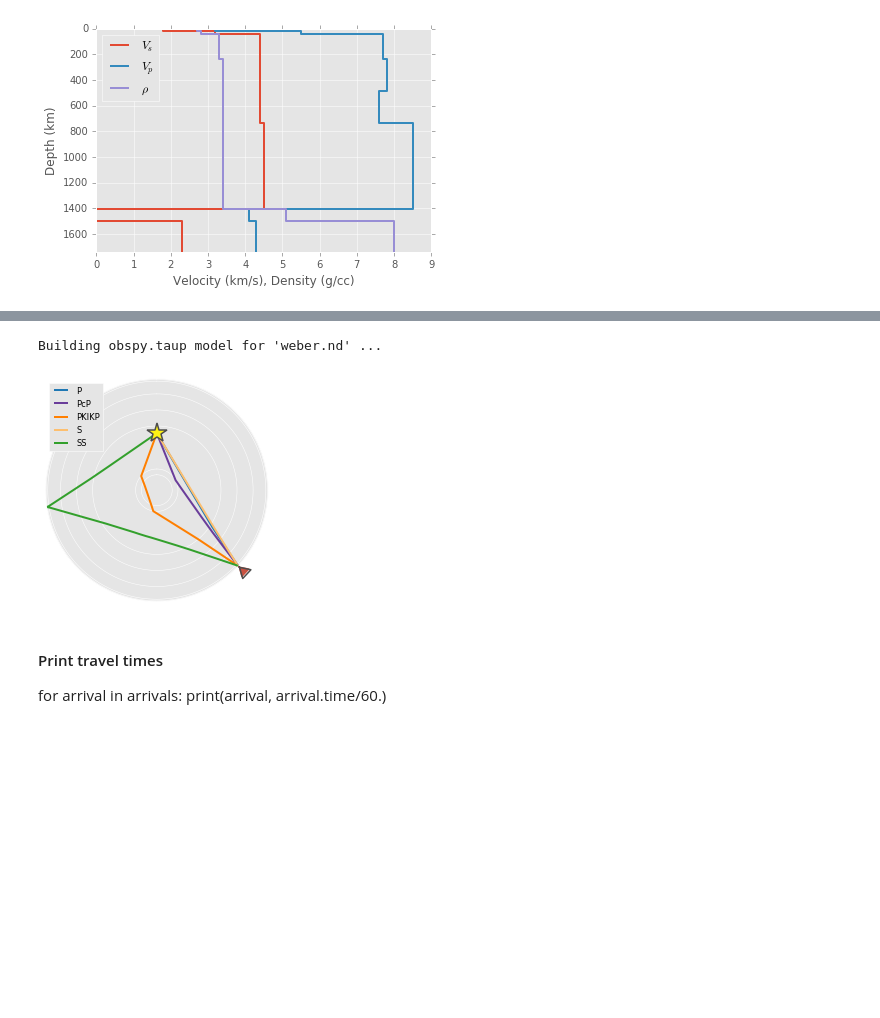
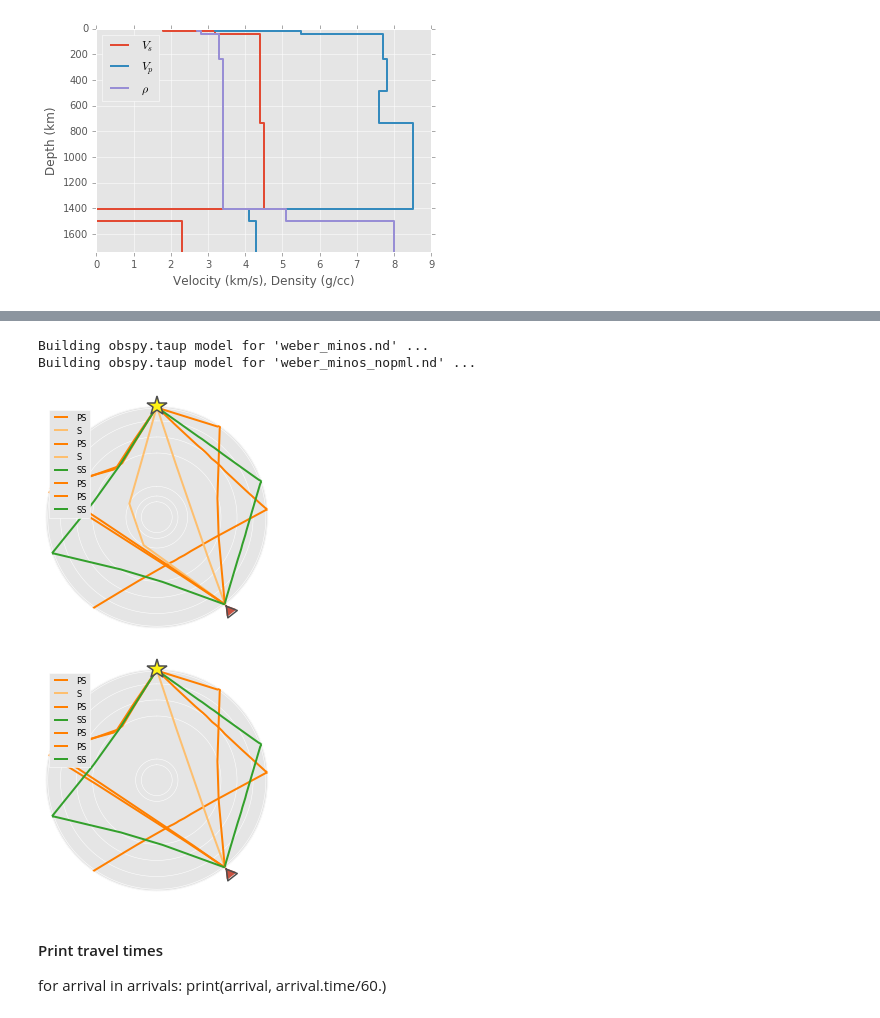
Before and after one commit to nmancinelli/moonbeam, a Jupyter notebook: Moon-Rays.ipynb, the cells around one changed output, grey strips where cells are left out. Drawn from its saved outputs; the diff is of its cells as text; code cells hidden in the pictures; blank space fills up the shorter version.

```diff
--- a/Moon-Rays.ipynb
+++ b/Moon-Rays.ipynb
@@ -77,17 +58,22 @@ inner-core
 
 import obspy
 from obspy.taup import taup_create, TauPyModel
-taup_create.build_taup_model('weber.nd')
-model = TauPyModel(model="weber")
+taup_create.build_taup_model('weber_minos.nd')
+taup_create.build_taup_model('weber_minos_nopml.nd')
+model1 = TauPyModel(model="weber_minos")
+model2 = TauPyModel(model="weber_minos_nopml")
 # %% [output]
-Building obspy.taup model for 'weber.nd' ...
+Building obspy.taup model for 'weber_minos.nd' ...
+Building obspy.taup model for 'weber_minos_nopml.nd' ...
 # %%
 #Plot some ray paths
 
-arrivals = model.get_ray_paths(source_depth_in_km=850, distance_in_degree=133, phase_list=["S","SS","P","PcP","PKIKP","PKIKP"])
-ax = arrivals.plot_rays(legend=True)
+for model in [model1, model2]:
+    arrivals = model.get_ray_paths(source_depth_in_km=0, distance_in_degree=142, phase_list=["S","SS","PS"])
+    ax = arrivals.plot_rays(legend=True)
 # %% [output]
-[figure, old version]
+[figure, new version]
+[figure, added]
 # %% [markdown]
 #### Print travel times
 
```
Also changed, not shown: parts of 7 cells of this notebook.
